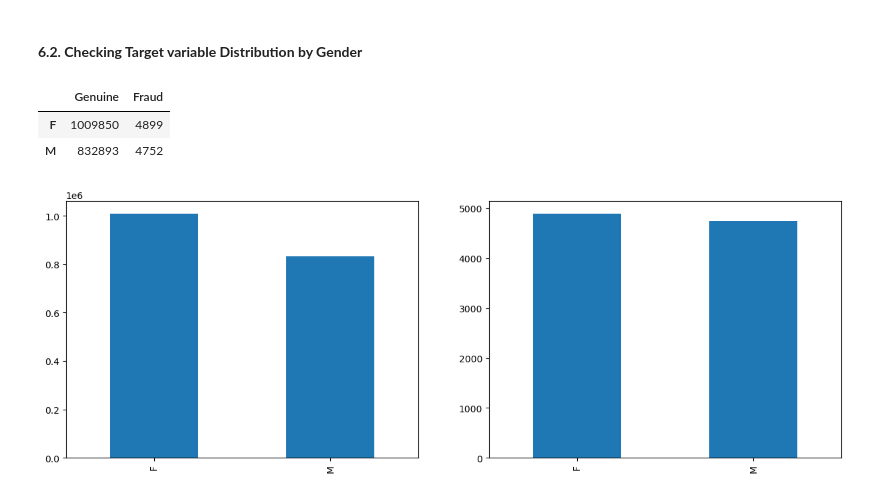
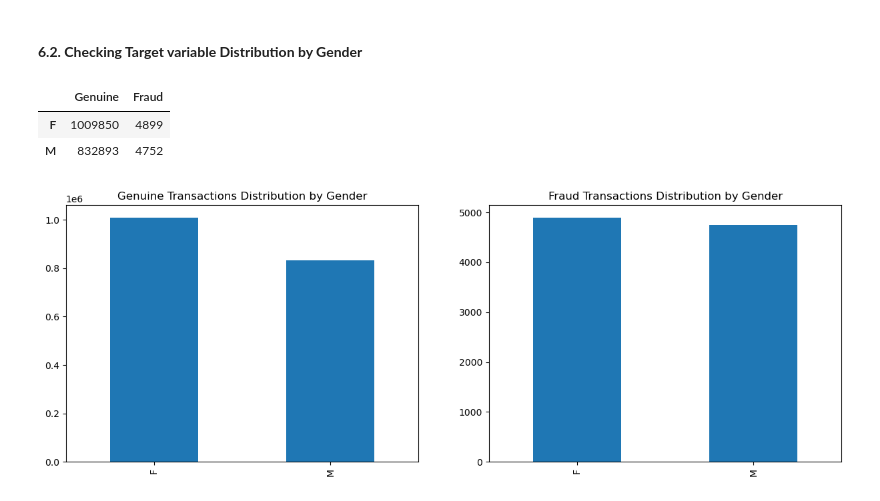
Before and after one commit to sabheen9/Capstone2-Credit-Card-Fraud-Detection, a Jupyter notebook: Credit Card Fraud Detection/notebooks/Data_Wrangling.ipynb, the cells around one changed output. Saved outputs shown, nothing was run; the diff lists cells and outputs as text; code cells hidden in the pictures.

```diff
--- a/Credit Card Fraud Detection/notebooks/Data_Wrangling.ipynb
+++ b/Credit Card Fraud Detection/notebooks/Data_Wrangling.ipynb
@@ -215,20 +251,22 @@ We found out that Dataset is **highly Imbalanced** because 99.4% of data is **Ge
 # %%
 non_fraud=data[data['is_fraud']==0]
 fraud=data[data['is_fraud']==1]
 
 
+plt.figure(figsize=[15,5])
 
-plt.figure(figsize=[15,5])
 plt.subplot(1,2,1)
 non_fraud['gender'].value_counts().plot(kind='bar')
+plt.title("Genuine Transactions Distribution by Gender")
 
 plt.subplot(1,2,2)
 fraud['gender'].value_counts().plot(kind='bar')
+plt.title("Fraud Transactions Distribution by Gender")
 
 temp=pd.concat([non_fraud['gender'].value_counts().rename('Genuine'),fraud['gender'].value_counts().rename('Fraud')],axis=1)
 temp
 # %% [output]
 |  | Genuine | Fraud |
 | F | 1009850 | 4899 |
 | M | 832893 | 4752 |
-[figure, old version]
+[figure, new version]
```
Also changed, not shown: parts of 8 cells of this notebook.
